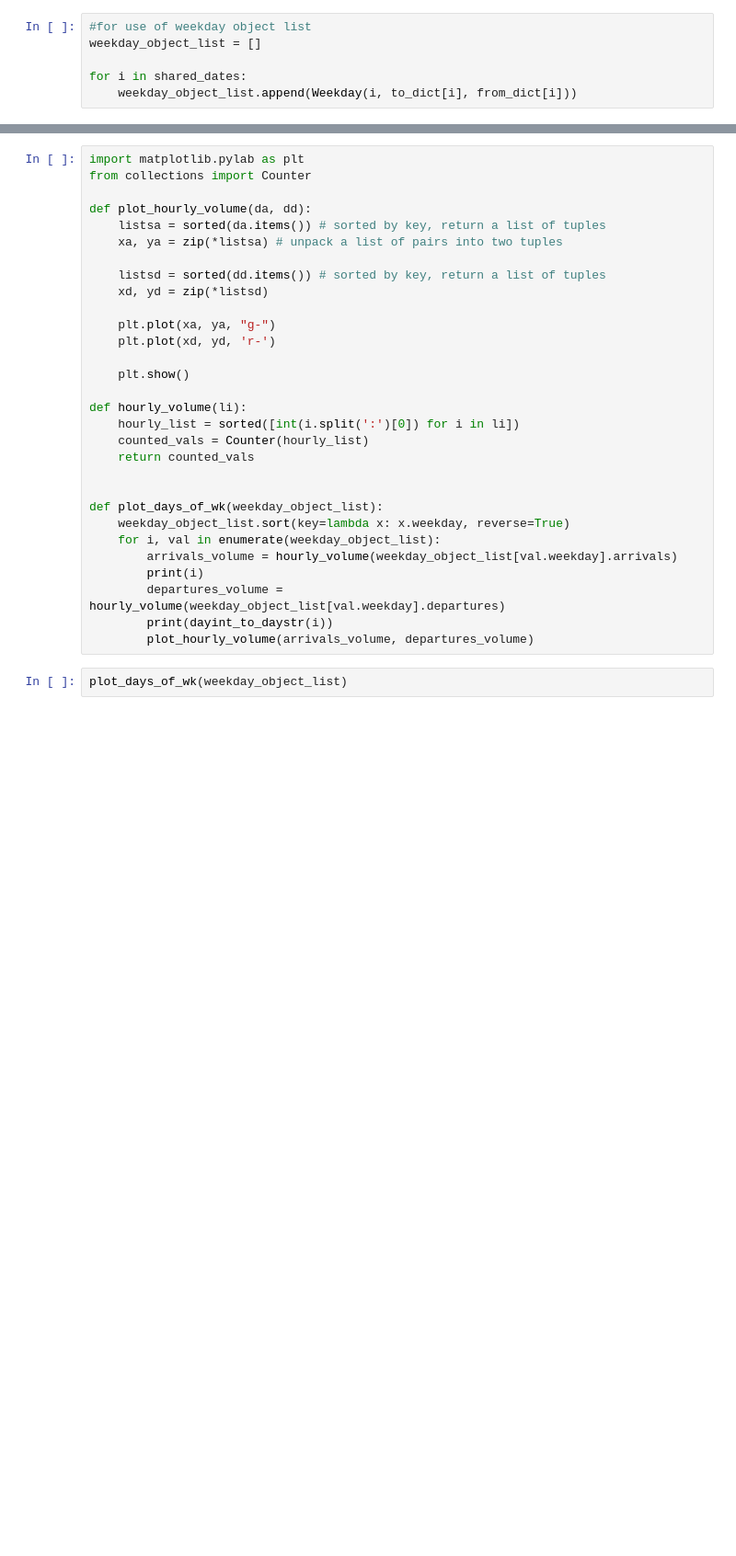
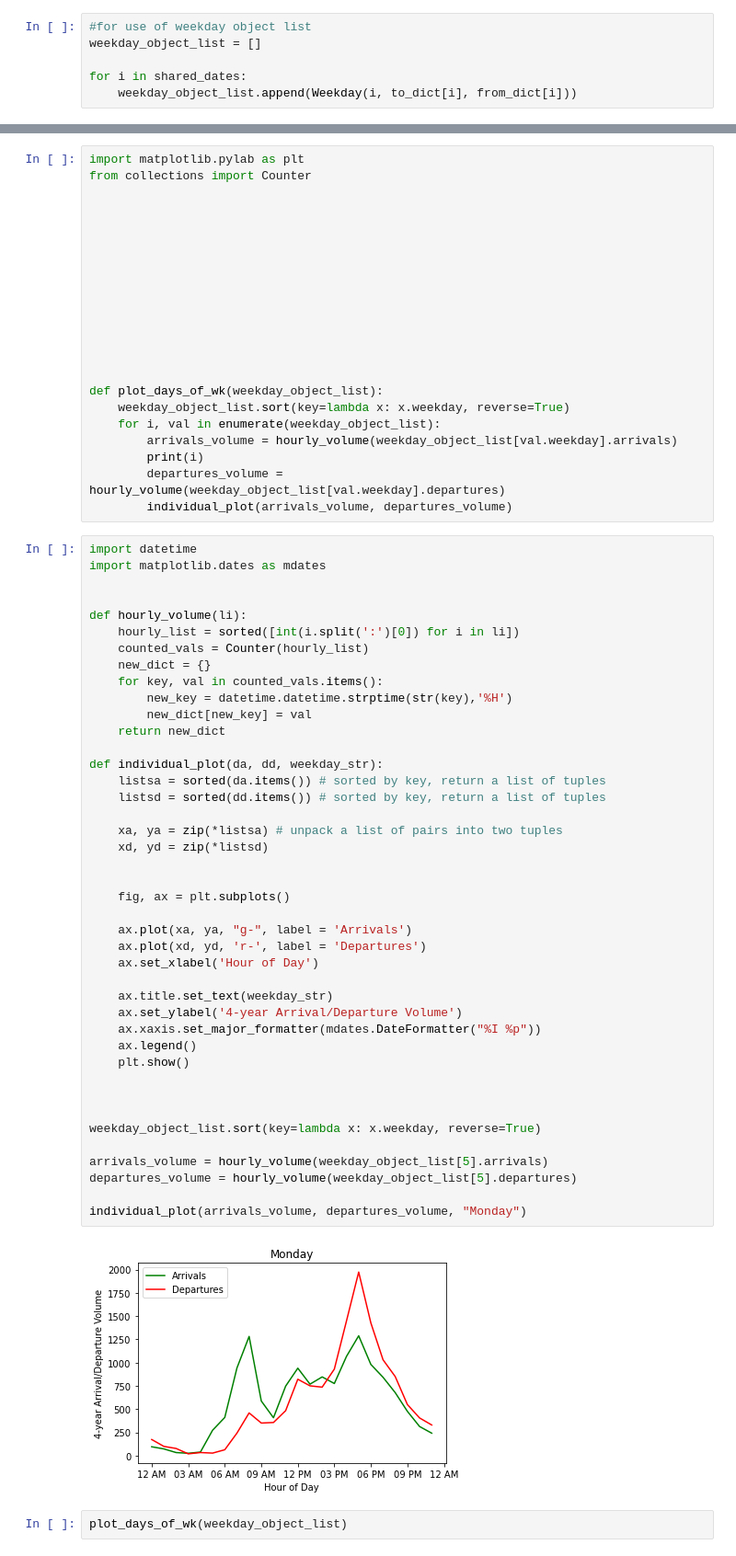
Before and after one commit to camhwilson/HealthyRide, a Jupyter notebook: weekday_analytics.ipynb, the cells around one changed output, grey strips where cells are left out. Shown at 92% size. Saved outputs shown, nothing was run; the diff lists cells and outputs as text; blank space fills up the shorter version.

Commit message:
improved plotting functionality

```diff
--- a/weekday_analytics.ipynb
+++ b/weekday_analytics.ipynb
@@ -139,22 +139,15 @@ print(weekday_object_list[search_index].departures[:10])
 import matplotlib.pylab as plt
 from collections import Counter
 
-def plot_hourly_volume(da, dd):
-    listsa = sorted(da.items()) # sorted by key, return a list of tuples
-    xa, ya = zip(*listsa) # unpack a list of pairs into two tuples
 
-    listsd = sorted(dd.items()) # sorted by key, return a list of tuples
-    xd, yd = zip(*listsd)
 
-    plt.plot(xa, ya, "g-")
-    plt.plot(xd, yd, 'r-')
 
-    plt.show()
 
-def hourly_volume(li):
-    hourly_list = sorted([int(i.split(':')[0]) for i in li])
-    counted_vals = Counter(hourly_list)
-    return counted_vals
+
+
+
+
+
 
 
 def plot_days_of_wk(weekday_object_list):
@@ -163,8 +156,51 @@ def plot_days_of_wk(weekday_object_list):
         arrivals_volume = hourly_volume(weekday_object_list[val.weekday].arrivals)
         print(i)
         departures_volume = hourly_volume(weekday_object_list[val.weekday].departures)
-        print(dayint_to_daystr(i))
-        plot_hourly_volume(arrivals_volume, departures_volume)
+        individual_plot(arrivals_volume, departures_volume)
+# %%
+import datetime
+import matplotlib.dates as mdates
+
+
+def hourly_volume(li):
+    hourly_list = sorted([int(i.split(':')[0]) for i in li])
+    counted_vals = Counter(hourly_list)
+    new_dict = {}
+    for key, val in counted_vals.items():
+        new_key = datetime.datetime.strptime(str(key),'%H')
+        new_dict[new_key] = val
+    return new_dict
+
+def individual_plot(da, dd, weekday_str):
+    listsa = sorted(da.items()) # sorted by key, return a list of tuples
+    listsd = sorted(dd.items()) # sorted by key, return a list of tuples
+
+    xa, ya = zip(*listsa) # unpack a list of pairs into two tuples
+    xd, yd = zip(*listsd)
+
+
+    fig, ax = plt.subplots()
+
+    ax.plot(xa, ya, "g-", label = 'Arrivals')
+    ax.plot(xd, yd, 'r-', label = 'Departures')
+    ax.set_xlabel('Hour of Day')
+
+    ax.title.set_text(weekday_str)
+    ax.set_ylabel('4-year Arrival/Departure Volume')
+    ax.xaxis.set_major_formatter(mdates.DateFormatter("%I %p"))
+    ax.legend()
+    plt.show()
+
+
+
+weekday_object_list.sort(key=lambda x: x.weekday, reverse=True)
+
+arrivals_volume = hourly_volume(weekday_object_list[5].arrivals)
+departures_volume = hourly_volume(weekday_object_list[5].departures)
+
+individual_plot(arrivals_volume, departures_volume, "Monday")
+# %% [output]
+[figure, added]
 # %%
 plot_days_of_wk(weekday_object_list)
 # %% [output]
```
Also changed, not shown: parts of 1 cell of this notebook, 2 other files.
